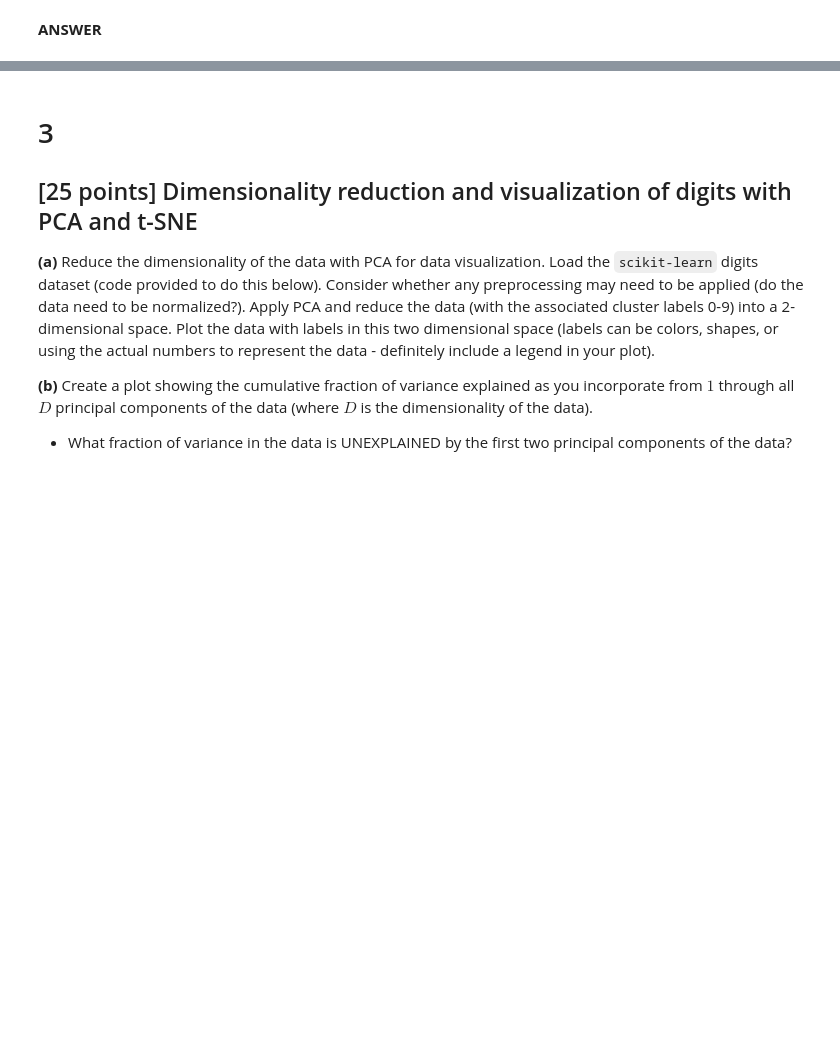
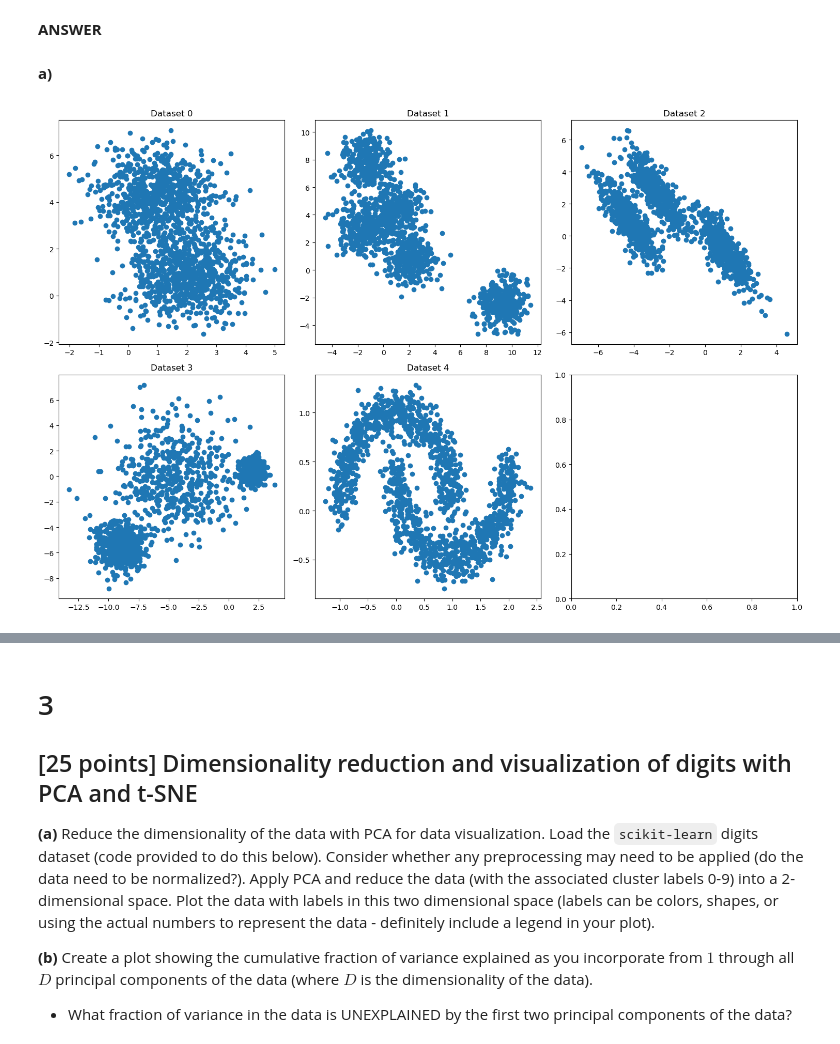
Before and after one commit to dani-jimlar/ML_assignments, a Jupyter notebook: a_5/Assignment_5.ipynb, the cells around one changed output, grey strips where cells are left out. Cells and saved outputs as stored; diff of their text form; code cells hidden in the pictures; blank space fills up the shorter version.

```diff
--- a/a_5/Assignment_5.ipynb
+++ b/a_5/Assignment_5.ipynb
@@ -241,7 +241,9 @@ Assess the classification performance AND computational efficiency of the models
 # %%
 import sklearn
 from sklearn.model_selection import train_test_split
-from sklearn.metrics import log_loss
+from sklearn.linear_model import LogisticRegression
+
+# from sklearn.metrics import log_loss
 
 data = pd.read_pickle("./data/a5_q1.pkl")
 
@@ -257,5 +259,6 @@ X_test_ohe = data["X_test_ohe"]
 X_train_ohe = X_train_ohe.fillna(0)
 X_test_ohe = X_test_ohe.fillna(0)
 
-lgr_o = LogisticRegression(random_state=0, max_iter=500)
-lgr_o.fit(X_train_ohe, y_train)
+X_train_80, X_train_20, y_train_80, y_train_20 = train_test_split(
+    X_train_ohe, y_train, test_size=0.2, random_state=42
+)
@@ -336,0 +329,17 @@ ValueError: cannot set WRITEABLE flag to True of this array
+# %%
+from tqdm import tqdm
+
+# Random Forest
+from sklearn.ensemble import RandomForestClassifier
+
+rf = RandomForestClassifier(n_estimators=2000)
+rf.fit(X_train_80, y_train_80)
+
+y_prob_rf = rf.predict_proba(X_train_20)[:, 1]
+
+
+fpr_rf, tpr_rf, th_rf = roc_curve(y_train_20, y_prob_rf)
+
+auc_score_rf = roc_auc_score(y_train_20, y_prob_rf)
+
+print("AUC_score validation RF", auc_score_rf)
@@ -336,0 +348,9 @@ ValueError: cannot set WRITEABLE flag to True of this array
+# %%
+importances = rf.feature_importances_
+indices = np.argsort(importances)[::-1]
+
+# Print the feature ranking
+print("Feature ranking:")
+# Assuming X_train is your training feature matrix
+for f in range(X_train_80.shape[1]):
+    print("%d. feature %d (%f)" % (f + 1, indices[f], importances[indices[f]]))
@@ -471,2 +567,16 @@ def plot_cluster(ax, data, cluster_assignments):
 # %% [markdown]
 **ANSWER**
+# %% [markdown]
+**a)**
+# %%
+fig, axs = plt.subplots(2, 3, figsize=(15, 10))
+for i, ax in enumerate(axs.flat):
+    if i < len(X):
+        x = [p[0] for p in X[i]]
+        y = [p[1] for p in X[i]]
+        ax.scatter(x, y)
+        ax.set_title(f"Dataset {i}")
+plt.tight_layout()
+plt.show()
+# %% [output]
+[figure, added]
```
Also changed, not shown: parts of 35 cells of this notebook.
